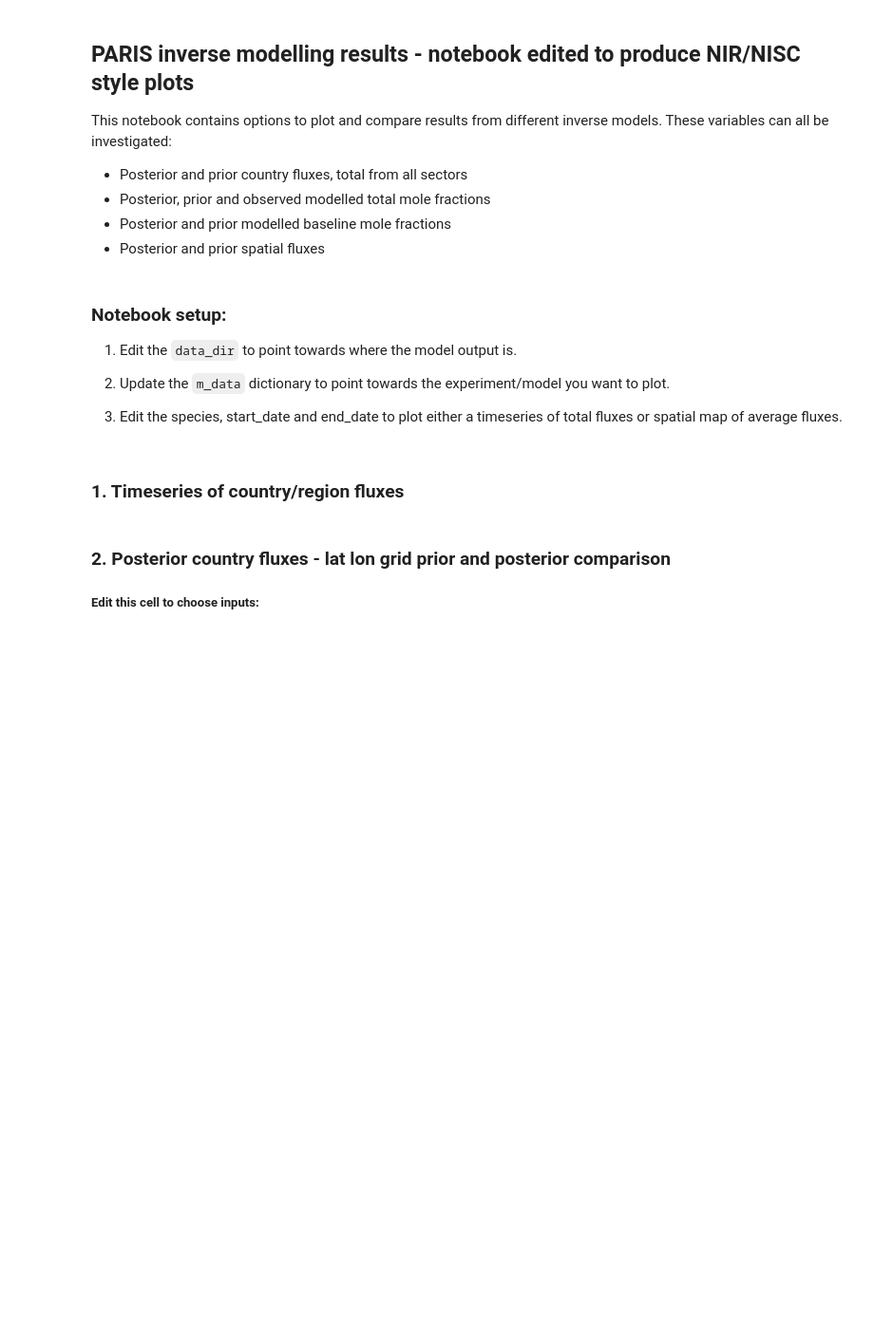
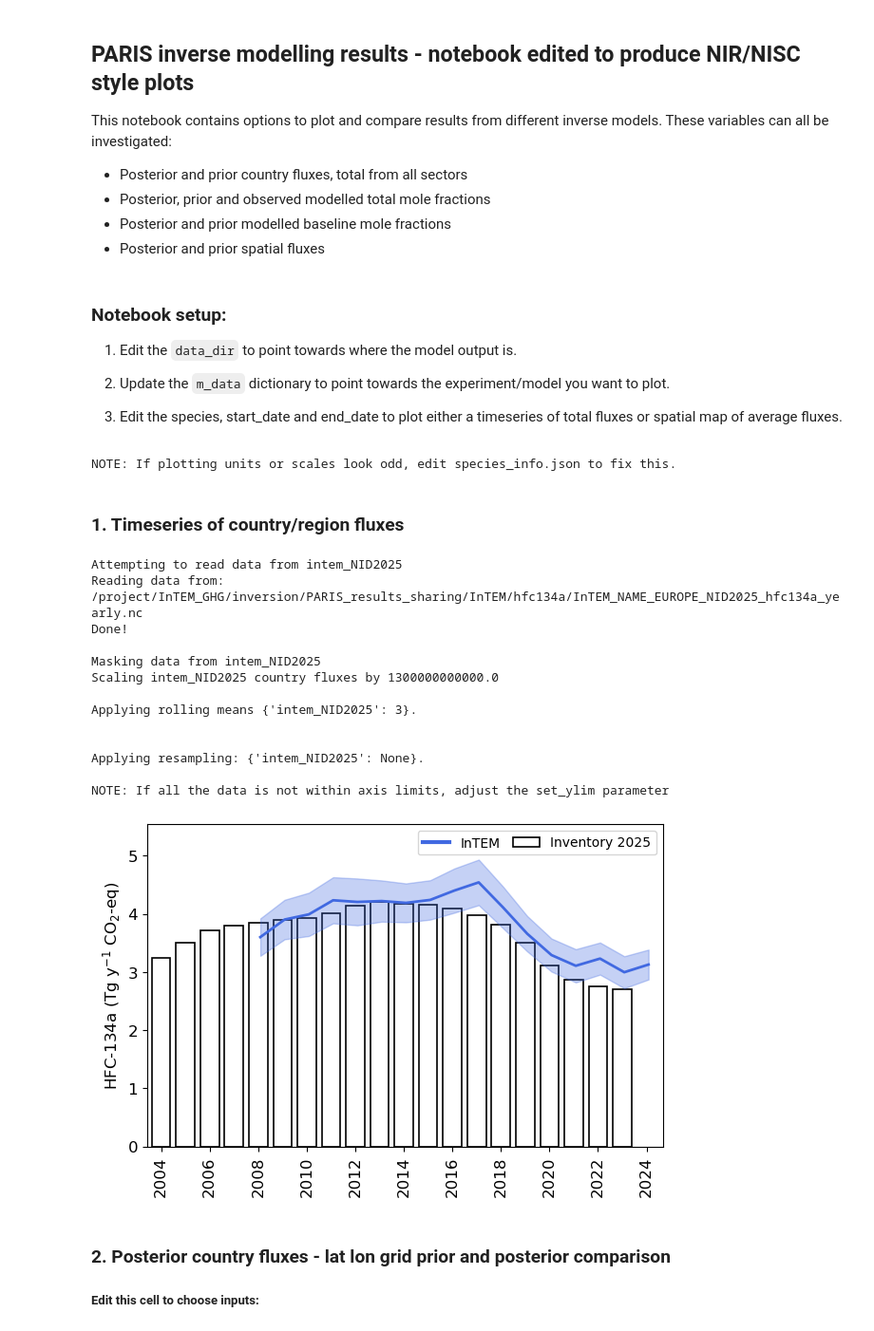
Before and after one commit to openghg/fluxie, a Jupyter notebook: PARIS_inversion_results_NISC.ipynb, the cells around one changed output. Shown at 95% size. Saved outputs shown, nothing was run; the diff lists cells and outputs as text; code cells hidden in the pictures; blank space fills up the shorter version.

Commit message:
fixed read in of files for all f gases and updated docs in notebook

```diff
--- a/PARIS_inversion_results_NISC.ipynb
+++ b/PARIS_inversion_results_NISC.ipynb
@@ -93,8 +93,10 @@ m_data = {'intem':                      {'filename':'None',
                                          'label':'InTEM NID 2025 2 year'},
         'intem_NID2025':              {'filename':'InTEM_NAME_EUROPE_NID2025',
                                          'label':'InTEM'},
+        'intem_NID2025_n2o':              {'filename':'InTEM_NAME_EUROPE_NID2025_3year',
+                                         'label':'InTEM 1site'},
         'intem_NID2025_monthly':              {'filename':'InTEM_NAME_EUROPE_NID2025',
-                                         'label':'InTEM'},
+                                         'label':'InTEM 1month'},
         'intem_NIR2024':             {'filename':'InTEM_NAME_EUROPE_NIR2024_2year_inversion_A',
                                          'label':'InTEM NIR 2024'},
         'intem_NIR2024_3year':              {'filename':'InTEM_NAME_EUROPE_NIR2024_3year_inversion_A',
@@ -102,6 +104,8 @@ m_data = {'intem':                      {'filename':'None',
         'intem_NIR2024_monthly':              {'filename':'InTEM_NAME_EUROPE_NIR2024_1month_inversion_B',
                                          'label':'InTEM NIR 2024 monthly'}
         }
+# %% [output]
+NOTE: If plotting units or scales look odd, edit species_info.json to fix this.
 # %% [markdown]
 ### 1. Timeseries of country/region fluxes
 # %%
@@ -111,14 +115,14 @@ m_data = {'intem':                      {'filename':'None',
 #species_all = ['hfc4310mee','hfc245fa','hfc227ea','pfc218','pfc318','pfc116','cf4','nf3]
 #species_all = ['all_hfc','all_pfc']
 #species_all = ['ch4','n2o','sf6']
-species_all = ['hfc125']
+species_all = ['hfc134a']
 
 save = False
 ###################################
 
 for species in species_all:
 
-    output_path = f'/home/h02/aramsden/InTEM_GHG_local_files/plots/NID2025/final_plots_NID_2025_{species}_country_flux_UK.png'
+    output_path = f'/home/h02/aramsden/InTEM_GHG_local_files/plots/NID2025/final_plots_NID_2025/{species}_country_flux_UK.png'
 
     regions = ['UK']
     scale_co2eq = True
@@ -126,18 +130,18 @@ for species in species_all:
     if any(name in species for name in ['hfc','pfc','cf','hfo','ccl','halon']):   #catches all hfc, pfc, hfo, cfc, hcfc and CCl species
         period_override = None
         if 'all' in species:
-            models = ['intem_NID2025']
-            s_data,m_data,m_colors,annotate_coords = func.initialize_settings(ppt_mode)
-            start_date = '2008-01-01'
+            models = ['intem']
+            #s_data,m_data,m_colors,annotate_coords = func.initialize_settings(ppt_mode)
+            start_date = '2005-01-01'
             end_date = '2025-01-01'
-            inventory_start_date = '2006-01-01'
+            inventory_start_date = '2005-01-01'
         else:
             models = ['intem_NID2025']
-            start_date = [species_start_dates[species]]
-            #start_date = ['2004-01-01','2004-01-01']    #hfc23 zoom
+            #start_date = [species_start_dates[species]]
+            start_date = ['2008-01-01']    #hfc23 zoom
             end_date = ['2025-01-01']
-            inventory_start_date = '1990-01-01'
-            #inventory_start_date = '2005-01-01' #hfc23 zoom
+            #inventory_start_date = '1990-01-01'
+            inventory_start_date = '2004-01-01' #hfc23 zoom
 
     elif species == 'ch4':
         models = [f'intem_NID2025_monthly',f'intem_NID2025']
@@ -149,13 +153,13 @@ for species in species_all:
         #inventory_start_date = '2006-01-01' #shortrun
 
     elif species == 'n2o':
-        models = [f'intem_NID2025_monthly',f'intem_NID2025']
-        period_override = ['monthly','yearly']
+        models = [f'intem_NID2025_monthly']#,f'intem_NID2025_n2o']
+        period_override = ['monthly']#,'yearly']
         #start_date = ['2012-01-01','1990-01-01']
-        start_date = ['2005-01-01','2005-01-01'] #shortrun
-        end_date = ['2025-01-01','2025-01-01']
+        start_date = ['2012-01-01']#,'1990-01-01'] #shortrun
+        end_date = ['2025-01-01']#,'2025-01-01']
         #inventory_start_date = '1990-01-01'
-        inventory_start_date = '2004-01-01' #shortrun
+        inventory_start_date = '2012-01-01' #shortrun
 
     elif species == 'sf6':
         models = ['intem_NID2025']
@@ -192,6 +196,9 @@ for species in species_all:
         ds_all_flux_scaled = func.read_flux_total_fgases(data_dir,species,models,s_data,m_data_updated,
                                                         regions,start_date,end_date,
                                                         period_override=period_override)
+
+        #ds_all_flux_scaled[models[0].split('_')[0]] = ds_all_flux_scaled_read[models[0]]
+
     else:
         ds_all_flux = func.read_flux(data_dir,species,models,s_data,m_data_updated,period_override=period_override)
 
@@ -203,41 +210,58 @@ for species in species_all:
 
     ###################################
     ### edit variables in this block
+    ### use set rolling_mean to [3] for 1-year to 3-year averaging
+    ### or set resample to ['year'] for monthly to yearly averaging
     plot_inventory = True
     inventory_years = ['2025'] #If None, plots most recent. Or can choose list of years: ['2022','2023']. Uncertainties only plotted for most recent year.
     fix_y_axes = False #if True: all y axis limits are the same, if False: each y axis is relative to the data
                         #if a list of floats (e.g. [0,0.1]) applies these limit to all axes
     plot_prior = [False] #if True, plots prior mean as a dashed line for all models, if list of [True,False] only plots prior for selected models
     add_prior_unc = False #if True: plots prior uncertainty as shaded area
     set_global_leg = False #If True, plots one single legend instead of one legend per subplot.
     country_codes_as_titles = False #If True, lists 3-letter country codes under region names in subplot titles
     skip_country_title = True
     plot_separate = True #If True, includes all model results as separate lines
     plot_combined = False #If True, combined results, averaged from all models
-    resample = None #If None, no resample is done. Else resample the data to the given period (options 'year' and 'season' for yearly and seasonal averages)
+    resample = [None] #List of values, one for each model. If None, no resample is done. Else resample the data to the given period (options 'year' and 'season' for yearly and seasonal averages)
     resample_uncert_correlation = False #If True, uses mean uncertainty during resampling, if False, recalculates uncertainty assuming no correlation
     plot_resample_and_original = False #If True, plots both the resampled and original data
     period_override = None #use to override standard inversion periods, must be a list the same length as models, e.g. ['monthly','yearly']
     plot_grid = False #If True, includes background light grey gridlines
     nir_style_plot = True
-    rolling_mean = [3] #If None, does not average results. If set to a number or a list of numbers, a rolling mean will be applied over this many periods (e.g. 3)
+    rolling_mean = [3]#,None] #If None, does not average results. If set to a number or a list of numbers, a rolling mean will be applied over this many periods (e.g. 3)
     ###################################
 
     fig = func.plot_country_flux(ds_all_flux_scaled,species,regions,
                                 s_data,m_data,model_colors,start_date,end_date,ppt_mode,scale_co2eq,
                                 plot_inventory,inventory_years,data_dir,fix_y_axes,plot_prior,
                                 add_prior_unc,set_global_leg,country_codes_as_titles=country_codes_as_titles,
                                 skip_country_title=skip_country_title,
                                 plot_separate=plot_separate,plot_combined=plot_combined,
                                 resample=resample,resample_uncert_correlation=resample_uncert_correlation,
                                 plot_resample_and_original=plot_resample_and_original,
                                 period_override=period_override,
                                 plot_grid=plot_grid,inventory_start_date=inventory_start_date,
                                 nir_style_plot=nir_style_plot,rolling_mean=rolling_mean)
 
     if save == True:
         fig.savefig(output_path,bbox_inches='tight',pad_inches=0.2,dpi=300)
         print(f'\nPlot saved to {output_path}')
+# %% [output]
+Attempting to read data from intem_NID2025
+Reading data from: /project/InTEM_GHG/inversion/PARIS_results_sharing/InTEM/hfc134a/InTEM_NAME_EUROPE_NID2025_hfc134a_yearly.nc
+Done!
+
+Masking data from intem_NID2025
+Scaling intem_NID2025 country fluxes by 1300000000000.0
+
+Applying rolling means {'intem_NID2025': 3}.
+
+
+Applying resampling: {'intem_NID2025': None}.
+
+NOTE: If all the data is not within axis limits, adjust the set_ylim parameter
+[figure, added]
 # %% [markdown]
 ### 2. Posterior country fluxes - lat lon grid prior and posterior comparison
 
```
Also changed, not shown: parts of 1 cell of this notebook, 2 other files.
